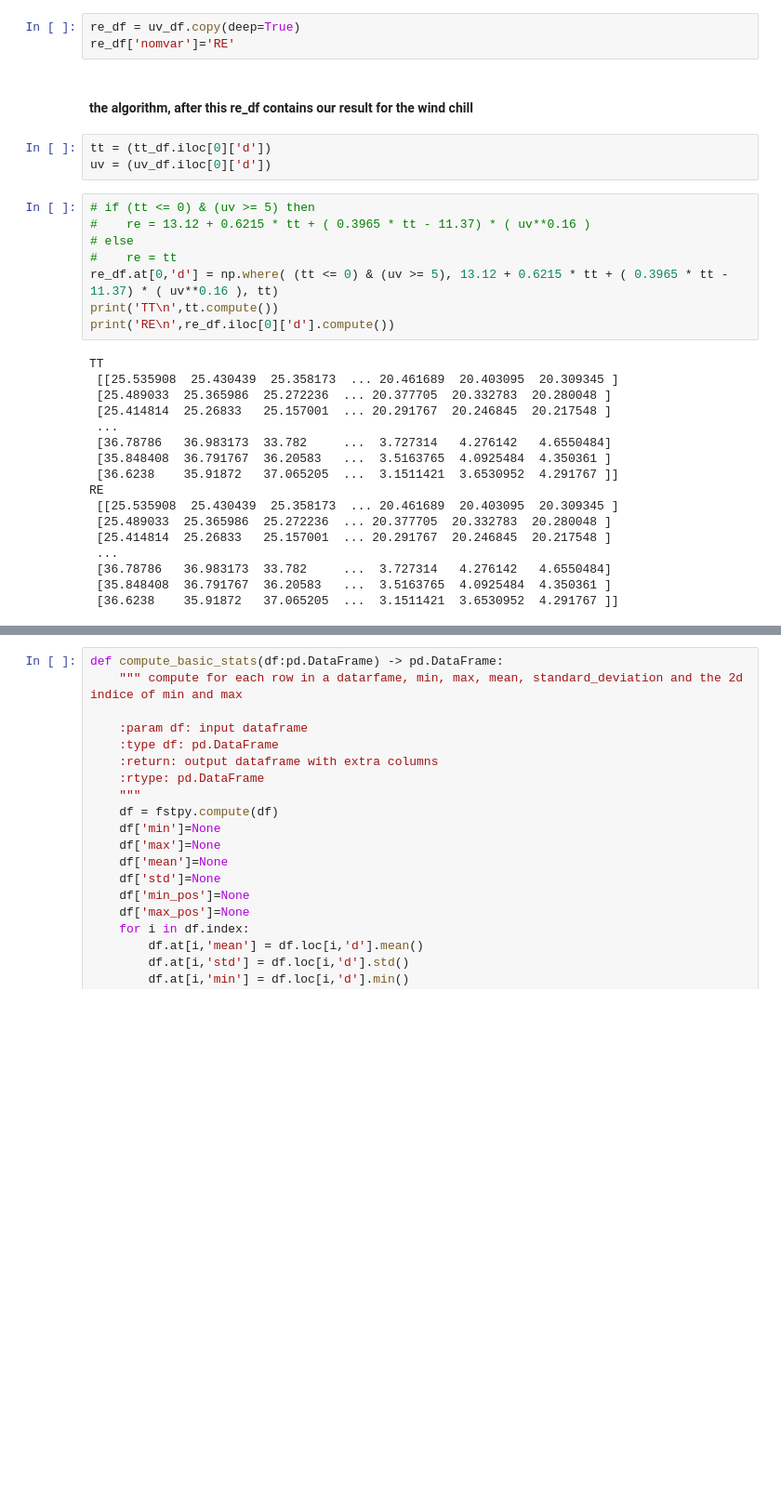
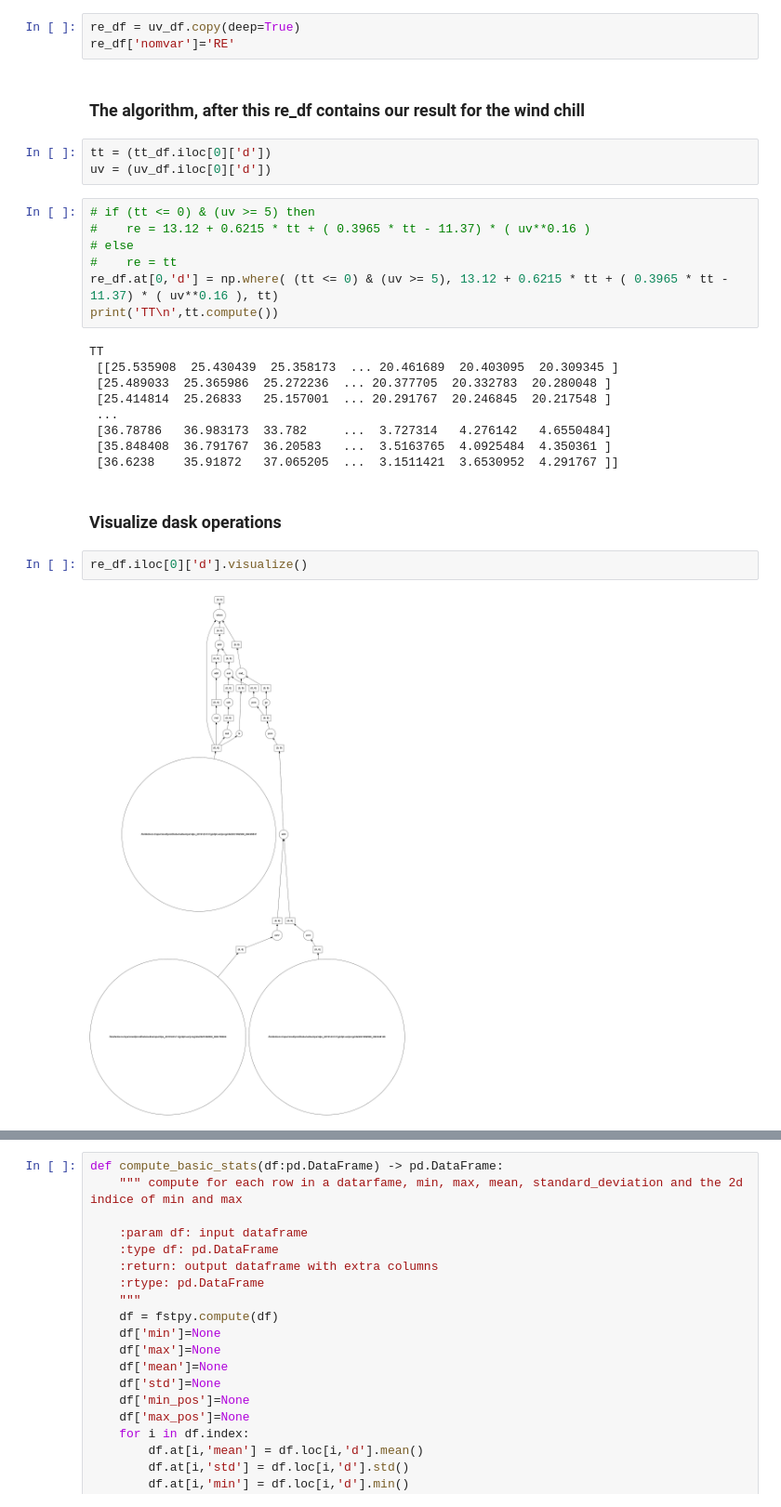
Before and after one commit to sebastiendfortier/fstpy, a Jupyter notebook: doc/Tutorial.ipynb, the cells around one changed output, grey strips where cells are left out. Shown: that part at 93% size. Drawn from its saved outputs; the diff is of its cells as text; blank space fills up the shorter version.

```diff
--- a/examples/tutorial.ipynb
+++ b/doc/Tutorial.ipynb
@@ -415,7 +413,7 @@ tt_df = df.loc[(df.nomvar=="TT") & (df.surface==True)]
 re_df = uv_df.copy(deep=True)
 re_df['nomvar']='RE'
 # %% [markdown]
-#### the algorithm, after this re_df contains our result for the wind chill
+### The algorithm, after this re_df contains our result for the wind chill
 # %%
 tt = (tt_df.iloc[0]['d'])
 uv = (uv_df.iloc[0]['d'])
@@ -426,7 +424,6 @@ uv = (uv_df.iloc[0]['d'])
 #    re = tt
 re_df.at[0,'d'] = np.where( (tt <= 0) & (uv >= 5), 13.12 + 0.6215 * tt + ( 0.3965 * tt - 11.37) * ( uv**0.16 ), tt)
 print('TT\n',tt.compute())
-print('RE\n',re_df.iloc[0]['d'].compute())
 # %% [output]
 TT
  [[25.535908  25.430439  25.358173  ... 20.461689  20.403095  20.309345 ]
@@ -436,11 +433,9 @@ TT
  [36.78786   36.983173  33.782     ...  3.727314   4.276142   4.6550484]
  [35.848408  36.791767  36.20583   ...  3.5163765  4.0925484  4.350361 ]
  [36.6238    35.91872   37.065205  ...  3.1511421  3.6530952  4.291767 ]]
-RE
- [[25.535908  25.430439  25.358173  ... 20.461689  20.403095  20.309345 ]
- [25.489033  25.365986  25.272236  ... 20.377705  20.332783  20.280048 ]
- [25.414814  25.26833   25.157001  ... 20.291767  20.246845  20.217548 ]
- ...
- [36.78786   36.983173  33.782     ...  3.727314   4.276142   4.6550484]
- [35.848408  36.791767  36.20583   ...  3.5163765  4.0925484  4.350361 ]
- [36.6238    35.91872   37.065205  ...  3.1511421  3.6530952  4.291767 ]]
+# %% [markdown]
+### Visualize dask operations
+# %%
+re_df.iloc[0]['d'].visualize()
+# %% [output]
+[figure, added]
```
Also changed, not shown: parts of 52 cells of this notebook, 9 other files.
